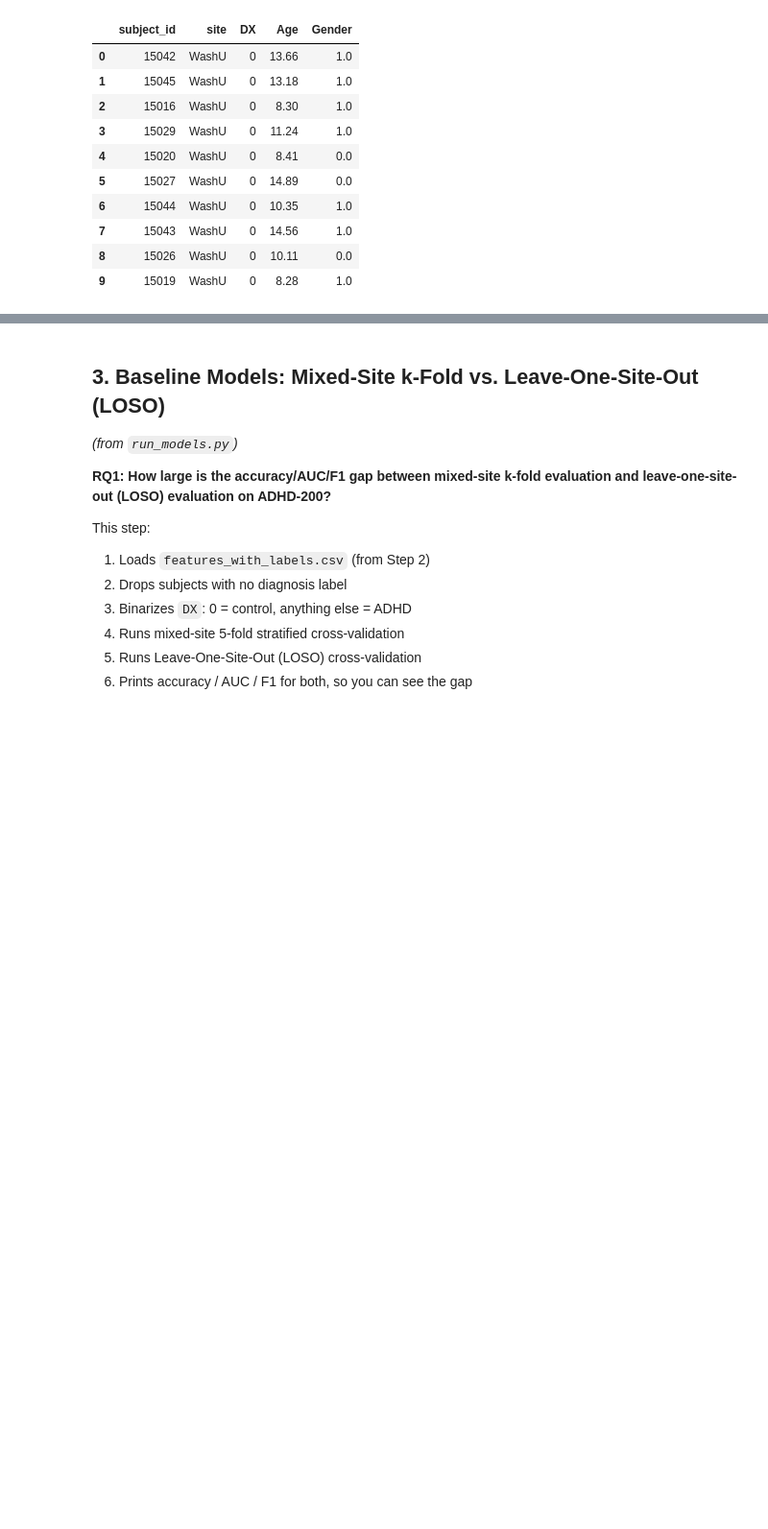
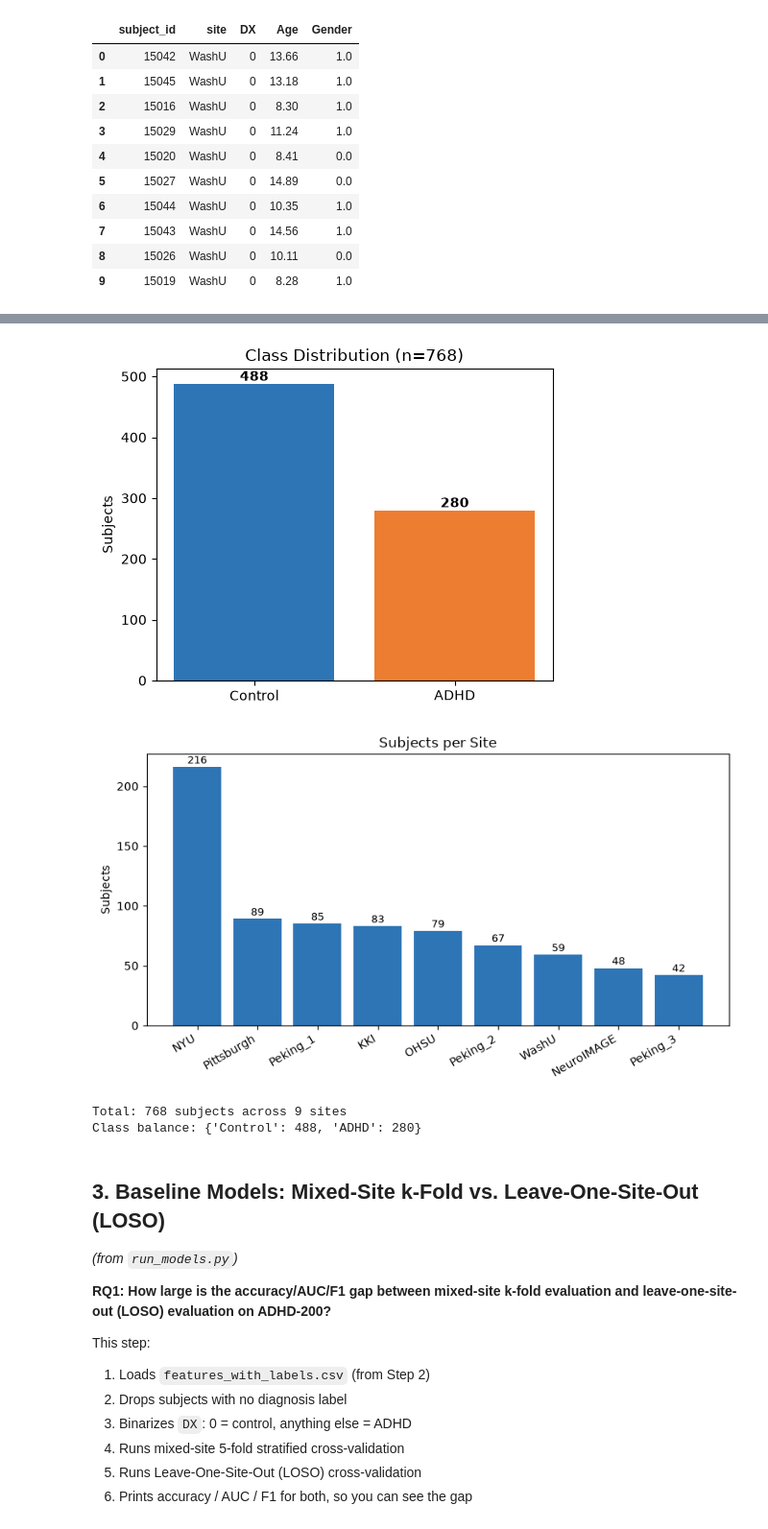
Before and after one commit to Eyasushewangizaw/adhd200_project_ML, a Jupyter notebook: ADHD200_Pipeline .ipynb, the cells around one changed output, grey strips where cells are left out. Shown at 96% size. Cells and saved outputs as stored; diff of their text form; code cells hidden in the pictures; blank space fills up the shorter version.

Commit message:
Update ADHD200_Pipeline .ipynb
Update ADHD-200 pipeline code

```diff
--- a/ADHD200_Pipeline .ipynb
+++ b/ADHD200_Pipeline .ipynb
@@ -491,3 +498,36 @@ Shape: 768 subjects x 17993 columns
+# %%
+import matplotlib.pyplot as plt
+class_counts = (merged["DX"] != 0).map({False: "Control", True: "ADHD"}).value_counts()
+
+fig, ax = plt.subplots(figsize=(5, 4))
+ax.bar(class_counts.index, class_counts.values, color=["#2E75B6", "#ED7D31"])
+for i, v in enumerate(class_counts.values):
+    ax.text(i, v + 5, str(v), ha="center", fontweight="bold")
+ax.set_ylabel("Subjects")
+ax.set_title(f"Class Distribution (n={len(merged)})")
+plt.tight_layout()
+plt.show()
+
+# --- Chart 2: Subjects per site ---
+site_counts = merged["site"].value_counts()
+
+fig, ax = plt.subplots(figsize=(8, 4.5))
+ax.bar(site_counts.index, site_counts.values, color="#2E75B6")
+for i, v in enumerate(site_counts.values):
+    ax.text(i, v + 3, str(v), ha="center", fontsize=9)
+ax.set_ylabel("Subjects")
+ax.set_title("Subjects per Site")
+plt.xticks(rotation=30, ha="right")
+plt.tight_layout()
+plt.show()
+
+print(f"Total: {len(merged)} subjects across {merged['site'].nunique()} sites")
+print(f"Class balance: {class_counts.to_dict()}")
+# %% [output]
+[figure, added]
+[figure, added]
+Total: 768 subjects across 9 sites
+Class balance: {'Control': 488, 'ADHD': 280}
 # %% [markdown]
 ## 3. Baseline Models: Mixed-Site k-Fold vs. Leave-One-Site-Out (LOSO)
 
```
Also changed, not shown: parts of 2 cells of this notebook.
